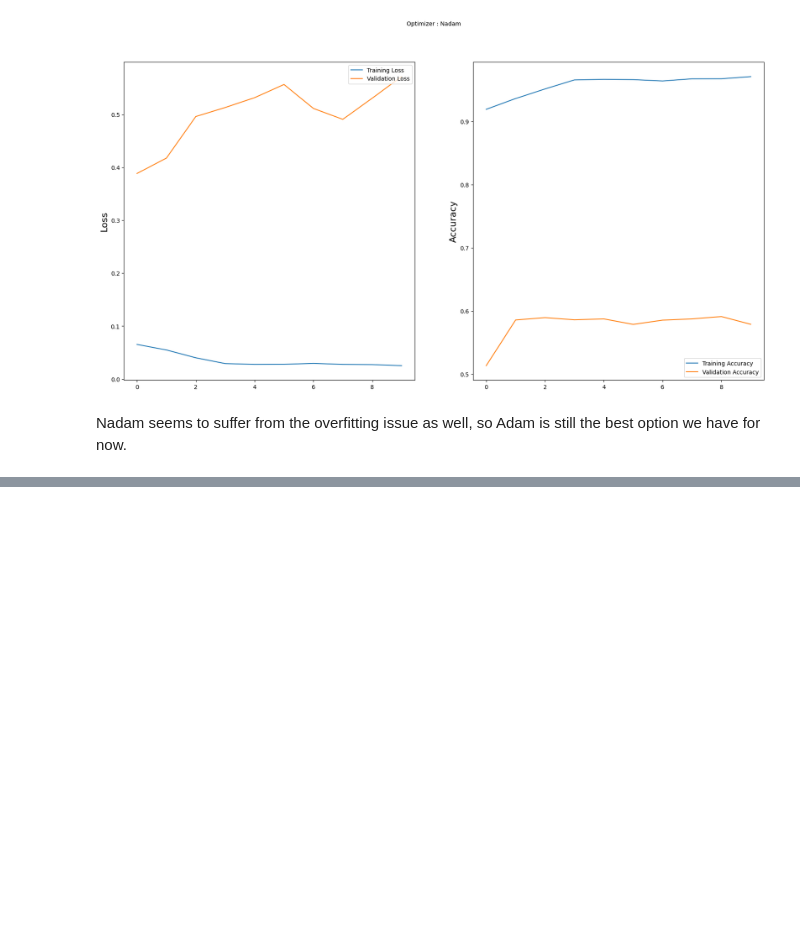
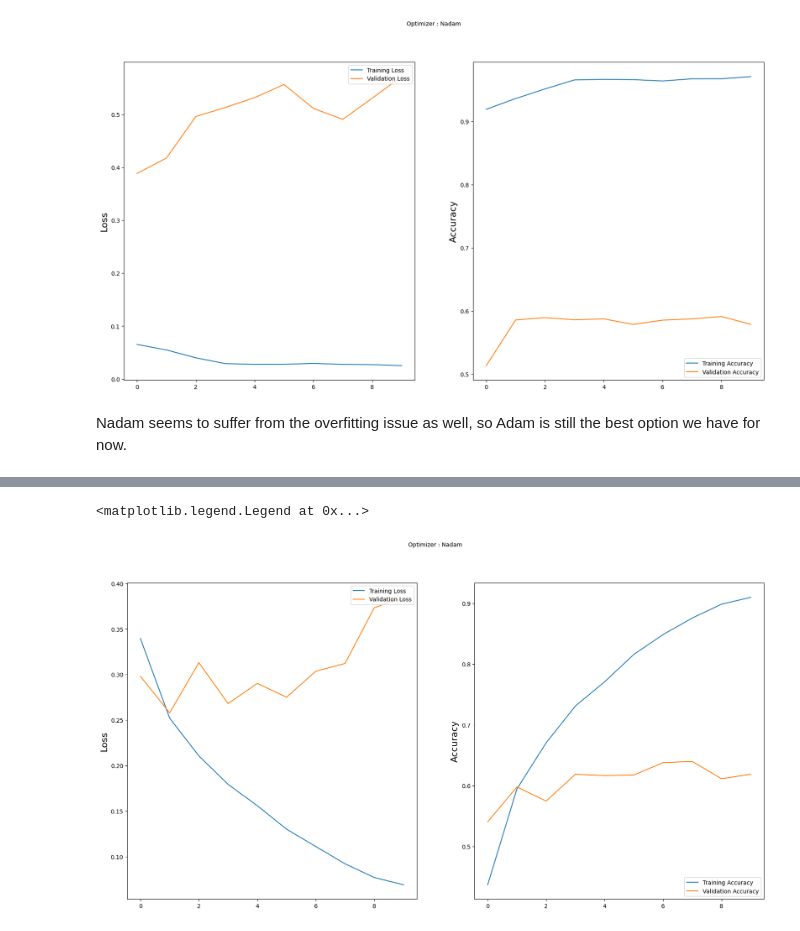
Before and after one commit to munnigel/Facial-Expression-Recognition, a Jupyter notebook: models/test-ResNet.ipynb, the cells around one changed output, grey strips where cells are left out. Saved outputs shown, nothing was run; the diff lists cells and outputs as text; code cells hidden in the pictures; blank space fills up the shorter version.

```diff
--- a/models/test-ResNet.ipynb
+++ b/models/test-ResNet.ipynb
@@ -356,3 +356,15 @@ plt.legend(loc='lower right')
 [figure]
 # %% [markdown]
 Nadam seems to suffer from the overfitting issue as well, so Adam is still the best option we have for now.
+# %%
+from keras.layers import Dense, Input, Dropout, GlobalAveragePooling2D, Flatten, Conv2D, BatchNormalization, Activation, MaxPooling2D, Dropout, GlobalMaxPooling2D
+from keras.models import Model, Sequential
+from keras.optimizers import Adam
+from keras.applications import ResNet50, EfficientNetB4
+
+#Resnet Model Building
+model = Sequential()
+model.add(EfficientNetB4(input_shape=(pic_size, pic_size, 3), weights='imagenet', include_top=False))
+model.add(GlobalMaxPooling2D())
+model.add(Dropout(0.5))
+model.add(Dense(7,activation='softmax'))
@@ -377,3 +411,22 @@ with tf.device('/gpu:0'):
                         steps_per_epoch=train_generator.n//train_generator.batch_size,
                         validation_steps = validation_generator.n//validation_generator.batch_size,
                         verbose=0)
+# %%
+plt.style.use('default')
+
+plt.figure(figsize=(20,10))
+plt.subplot(1, 2, 1)
+plt.suptitle('Optimizer : Nadam', fontsize=10)
+plt.ylabel('Loss', fontsize=16)
+plt.plot(history.history['loss'], label='Training Loss')
+plt.plot(history.history['val_loss'], label='Validation Loss')
+plt.legend(loc='upper right')
+
+plt.subplot(1, 2, 2)
+plt.ylabel('Accuracy', fontsize=16)
+plt.plot(history.history['accuracy'], label='Training Accuracy')
+plt.plot(history.history['val_accuracy'], label='Validation Accuracy')
+plt.legend(loc='lower right')
+# %% [output]
+<matplotlib.legend.Legend at 0x...>
+[figure, added]
```
Also changed, not shown: parts of 7 cells of this notebook.
